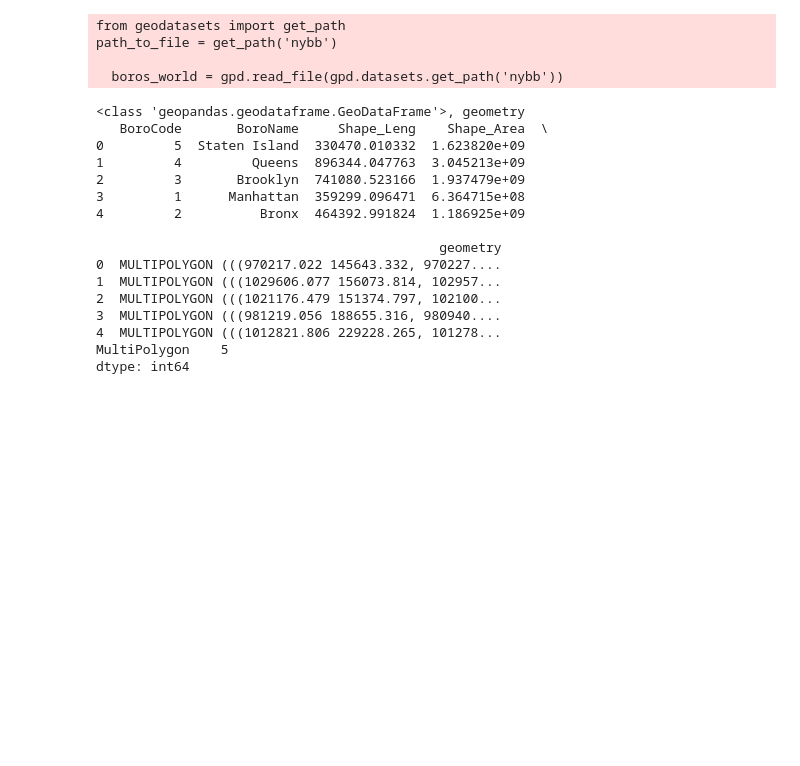
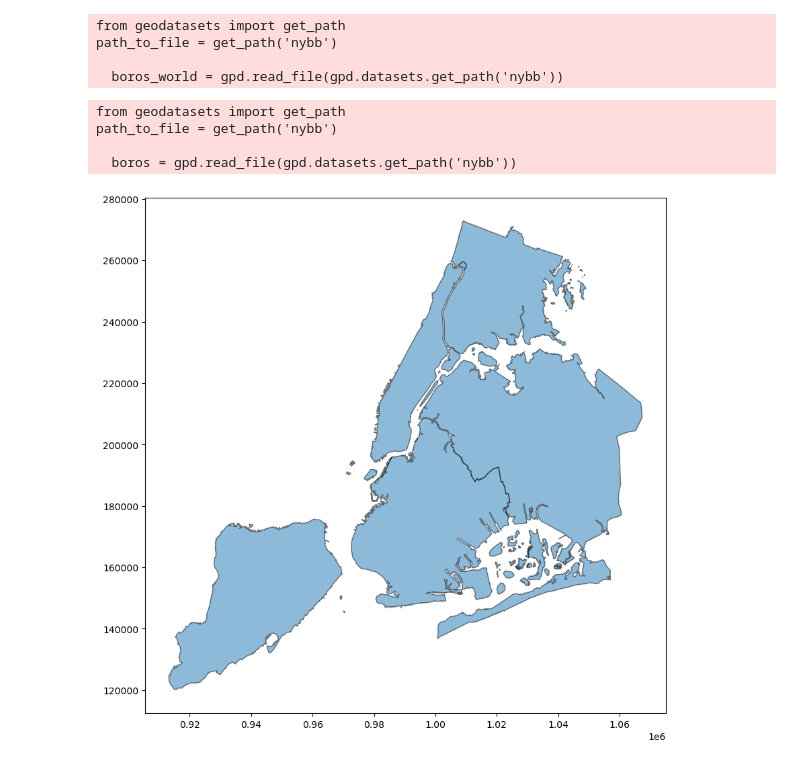
Before and after one commit to Pegrume88/geopanda-learning, a Jupyter notebook: geopandas.ipynb, the cells around one changed output. Cells and saved outputs as stored; diff of their text form; code cells hidden in the pictures; blank space fills up the shorter version.

Commit message:
created a dataframe + retrieved data to create map

```diff
--- a/geopandas.ipynb
+++ b/geopandas.ipynb
@@ -6,29 +6,19 @@ import pandas as pd
 import geopandas as gpd
 
 from scipy.spatial.distance import cdist
+
+boros_world = gpd.read_file(gpd.datasets.get_path('nybb'))
+# %% [output]
+from geodatasets import get_path
+path_to_file = get_path('nybb')
+
+  boros_world = gpd.read_file(gpd.datasets.get_path('nybb'))
-# %%
-boros_world = gpd.read_file(gpd.datasets.get_path('nybb'))
-print(f"{type(boros_world)}, {boros_world.geometry.name}")
-print(boros_world.head())
-print(boros_world.geometry.geom_type.value_counts())
-# %% [output]
-from geodatasets import get_path
-path_to_file = get_path('nybb')
-
-  boros_world = gpd.read_file(gpd.datasets.get_path('nybb'))
-<class 'geopandas.geodataframe.GeoDataFrame'>, geometry
-   BoroCode       BoroName     Shape_Leng    Shape_Area  \
-0         5  Staten Island  330470.010332  1.623820e+09
-1         4         Queens  896344.047763  3.045213e+09
-2         3       Brooklyn  741080.523166  1.937479e+09
-3         1      Manhattan  359299.096471  6.364715e+08
-4         2          Bronx  464392.991824  1.186925e+09
-
-                                            geometry
-0  MULTIPOLYGON (((970217.022 145643.332, 970227....
-1  MULTIPOLYGON (((1029606.077 156073.814, 102957...
-2  MULTIPOLYGON (((1021176.479 151374.797, 102100...
-3  MULTIPOLYGON (((981219.056 188655.316, 980940....
-4  MULTIPOLYGON (((1012821.806 229228.265, 101278...
-MultiPolygon    5
-dtype: int64
+# %%
+boros = gpd.read_file(gpd.datasets.get_path('nybb'))
+ax = boros.plot(figsize=(10, 10), alpha=0.5, edgecolor='k')
+# %% [output]
+from geodatasets import get_path
+path_to_file = get_path('nybb')
+
+  boros = gpd.read_file(gpd.datasets.get_path('nybb'))
+[figure, added]
```
